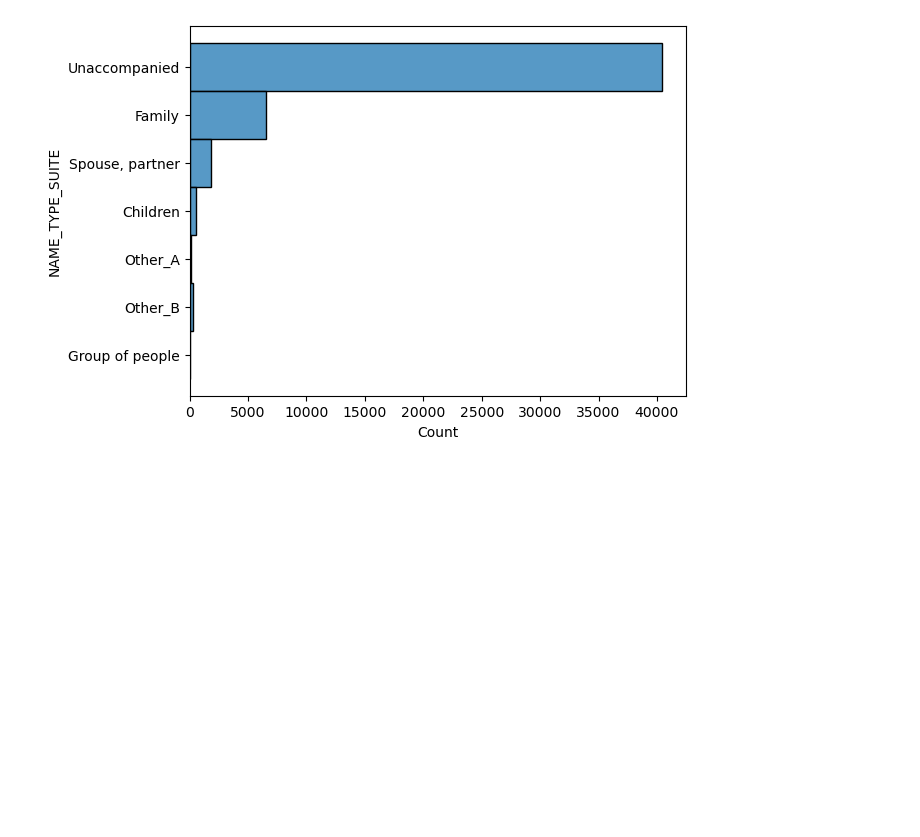
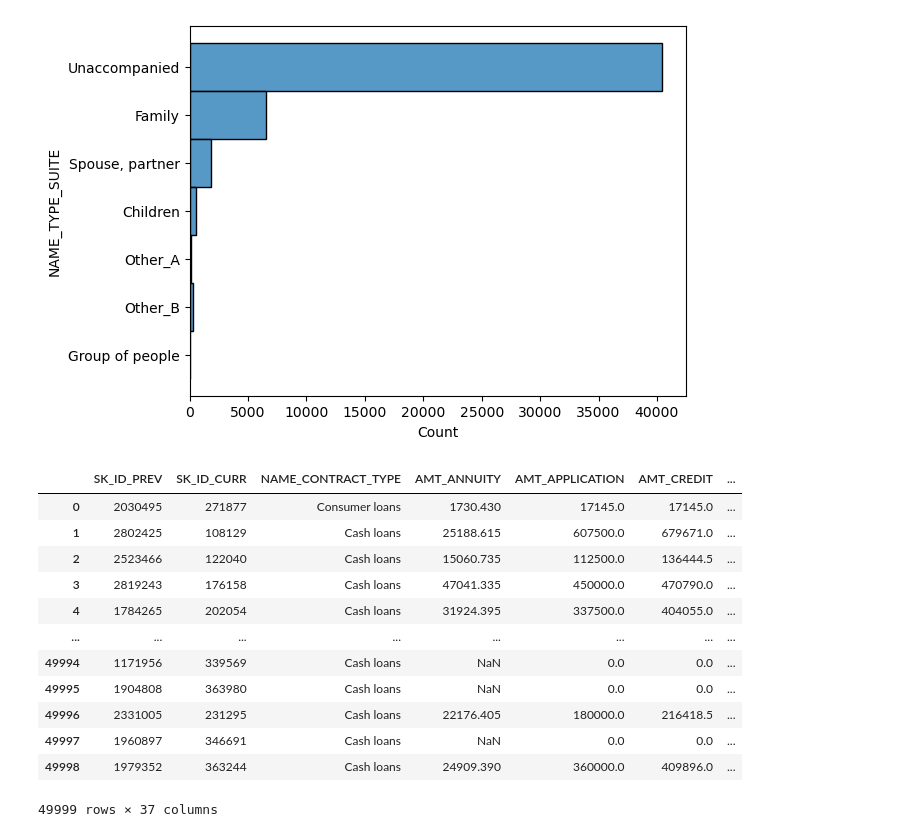
Before and after one commit to Rider-04/daily-python-data-lab, a Jupyter notebook: 03_pandas/Pandas_Practice.ipynb, the cells around one changed output. Saved outputs shown, nothing was run; the diff lists cells and outputs as text; code cells hidden in the pictures; blank space fills up the shorter version.

```diff
--- a/03_pandas/Pandas_Practice.ipynb
+++ b/03_pandas/Pandas_Practice.ipynb
@@ -58,3 +58,20 @@ for index,values in enumerate(mode):
 137
 36
 [figure]
+# %%
+df_prev=pd.read_csv(r"C:\Users\lenovo\OneDrive\Desktop\Folder\daily-python-data-lab\03_pandas\CSV_Files\previous_application.csv")
+df_prev
+# %% [output]
+|  | SK_ID_PREV | SK_ID_CURR | NAME_CONTRACT_TYPE | AMT_ANNUITY | AMT_APPLICATION | AMT_CREDIT | ... |
+| 0 | 2030495 | 271877 | Consumer loans | 1730.430 | 17145.0 | 17145.0 | ... |
+| 1 | 2802425 | 108129 | Cash loans | 25188.615 | 607500.0 | 679671.0 | ... |
+| 2 | 2523466 | 122040 | Cash loans | 15060.735 | 112500.0 | 136444.5 | ... |
+| 3 | 2819243 | 176158 | Cash loans | 47041.335 | 450000.0 | 470790.0 | ... |
+| 4 | 1784265 | 202054 | Cash loans | 31924.395 | 337500.0 | 404055.0 | ... |
+| ... | ... | ... | ... | ... | ... | ... | ... |
+| 49994 | 1171956 | 339569 | Cash loans | NaN | 0.0 | 0.0 | ... |
+| 49995 | 1904808 | 363980 | Cash loans | NaN | 0.0 | 0.0 | ... |
+| 49996 | 2331005 | 231295 | Cash loans | 22176.405 | 180000.0 | 216418.5 | ... |
+| 49997 | 1960897 | 346691 | Cash loans | NaN | 0.0 | 0.0 | ... |
+| 49998 | 1979352 | 363244 | Cash loans | 24909.390 | 360000.0 | 409896.0 | ... |
+49999 rows × 37 columns
```
Also changed, not shown: parts of 19 cells of this notebook, 1 other file.
